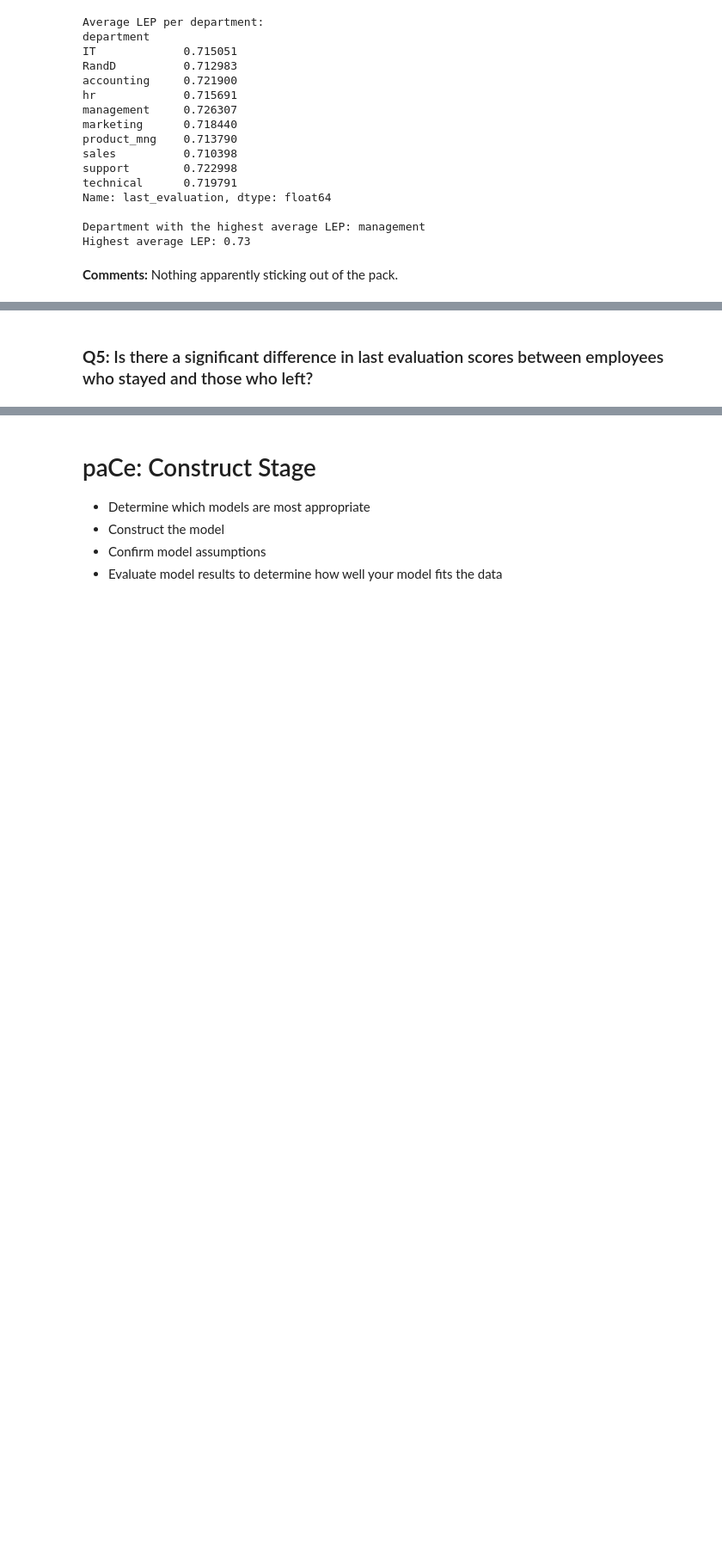
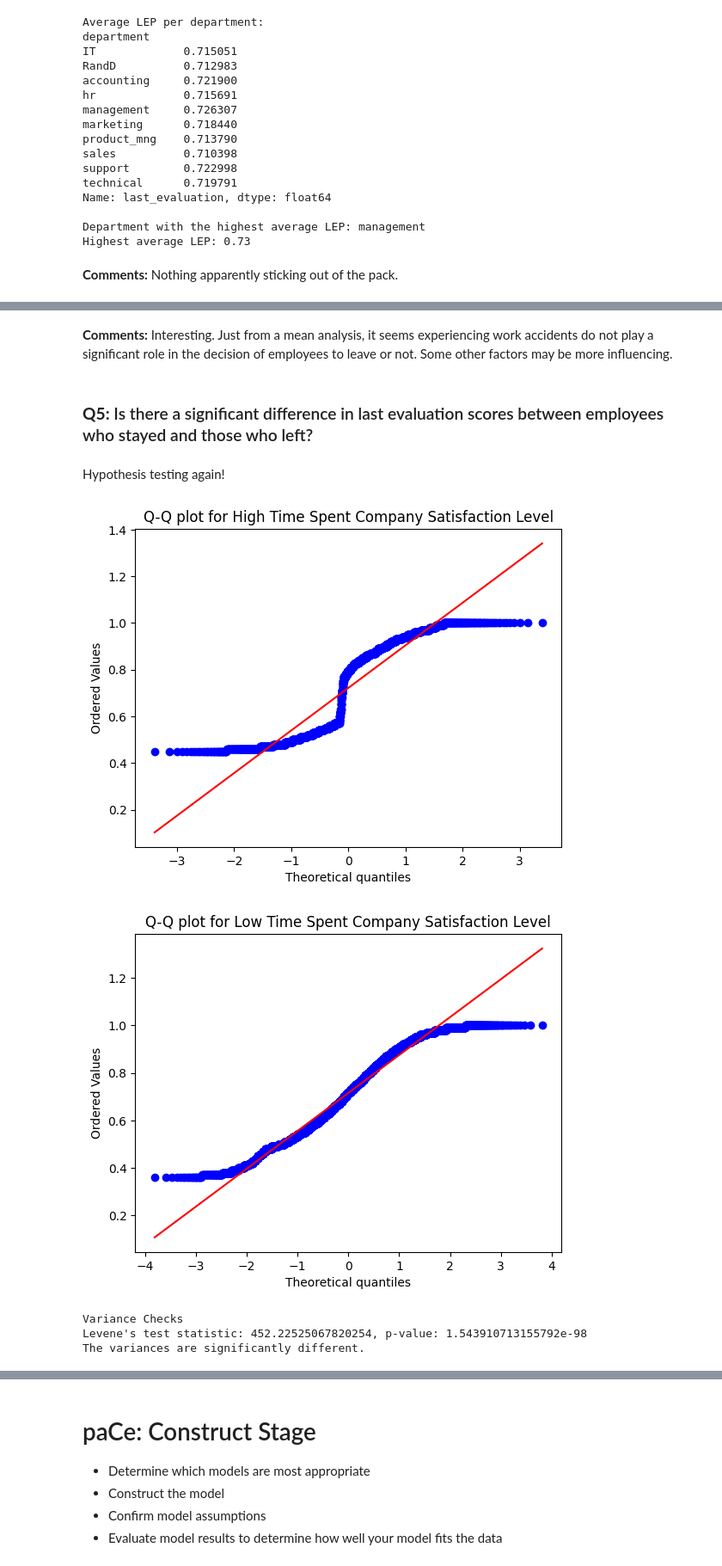
Before and after one commit to DoguKody/Predicting_Employee_Retention_Salifort_Motors, a Jupyter notebook: notebooks/Activity__Course_7_Salifort_Motors_project_lab.ipynb, the cells around one changed output, grey strips where cells are left out. Shown at 86% size. Saved outputs shown, nothing was run; the diff lists cells and outputs as text; code cells hidden in the pictures; blank space fills up the shorter version.

```diff
--- a/notebooks/Activity__Course_7_Salifort_Motors_project_lab.ipynb
+++ b/notebooks/Activity__Course_7_Salifort_Motors_project_lab.ipynb
@@ -619,2 +634,38 @@ Highest average LEP: 0.73
+# %% [markdown]
+**Comments:** Interesting. Just from a mean analysis, it seems  experiencing work accidents do not play a significant role in the decision of employees to leave or not. Some other factors may be more influencing.
 # %% [markdown]
 ### **Q5:** Is there a significant difference in last evaluation scores between employees who stayed and those who left?
+# %% [markdown]
+Hypothesis testing again!
+# %%
+def normality_assump_check(df,group1,group2):
+  # Q-Q plots
+  stats.probplot(group1, dist="norm", plot=plt)
+  plt.title('Q-Q plot for High Time Spent Company Satisfaction Level')
+  plt.show()
+
+  stats.probplot(group2, dist="norm", plot=plt)
+  plt.title('Q-Q plot for Low Time Spent Company Satisfaction Level')
+  plt.show()
+
+  # Variance checks (homoscedasticity)
+  print()
+  print('Variance Checks')
+  stat, p = stats.levene(group1, group2)
+  print(f"Levene's test statistic: {stat}, p-value: {p}")
+  if p < 0.05:
+    print("The variances are significantly different.")
+  else:
+    print("The variances are not significantly different.")
+  print()
+# %%
+emp_left_score = df_encoded[df_encoded['left_company_bool']==1.0]['last_evaluation']
+emp_stay_score = df_encoded[df_encoded['left_company_bool']==0.0]['last_evaluation']
+
+normality_assump_check(df_encoded,emp_left_score,emp_stay_score)
+# %% [output]
+[figure, added]
+[figure, added]
+Variance Checks
+Levene's test statistic: 452.22525067820254, p-value: 1.543910713155792e-98
+The variances are significantly different.
```
Also changed, not shown: parts of 26 cells of this notebook, 1 other file.
